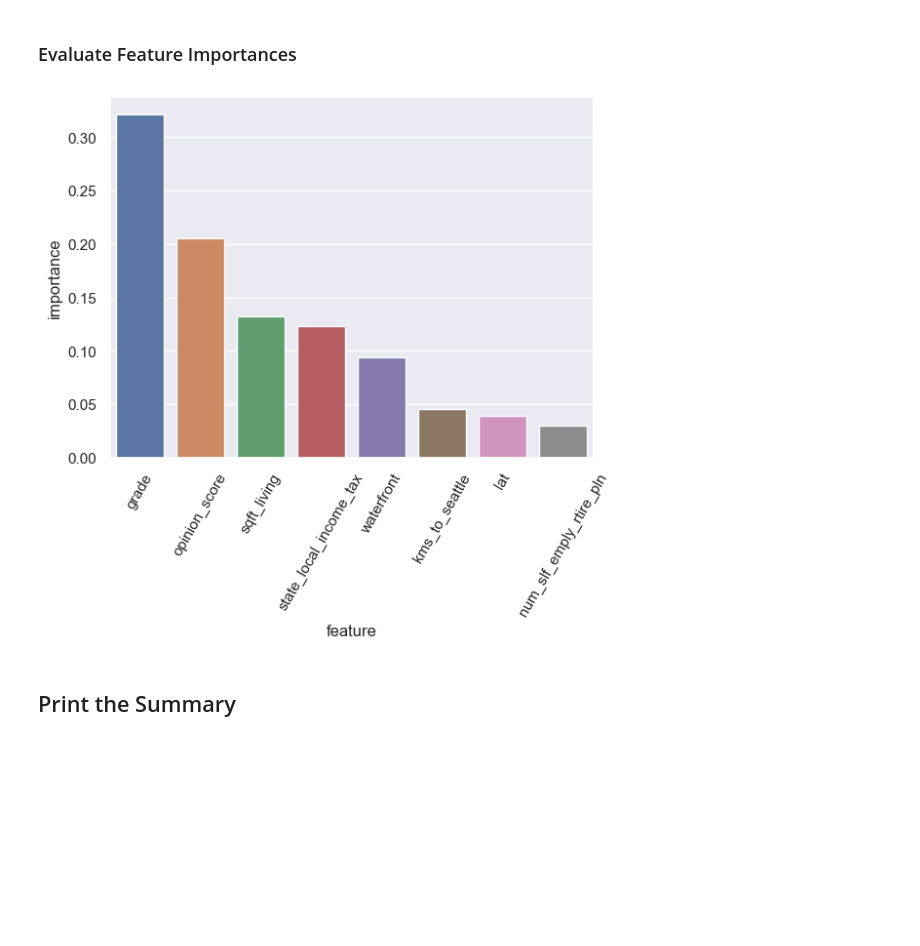
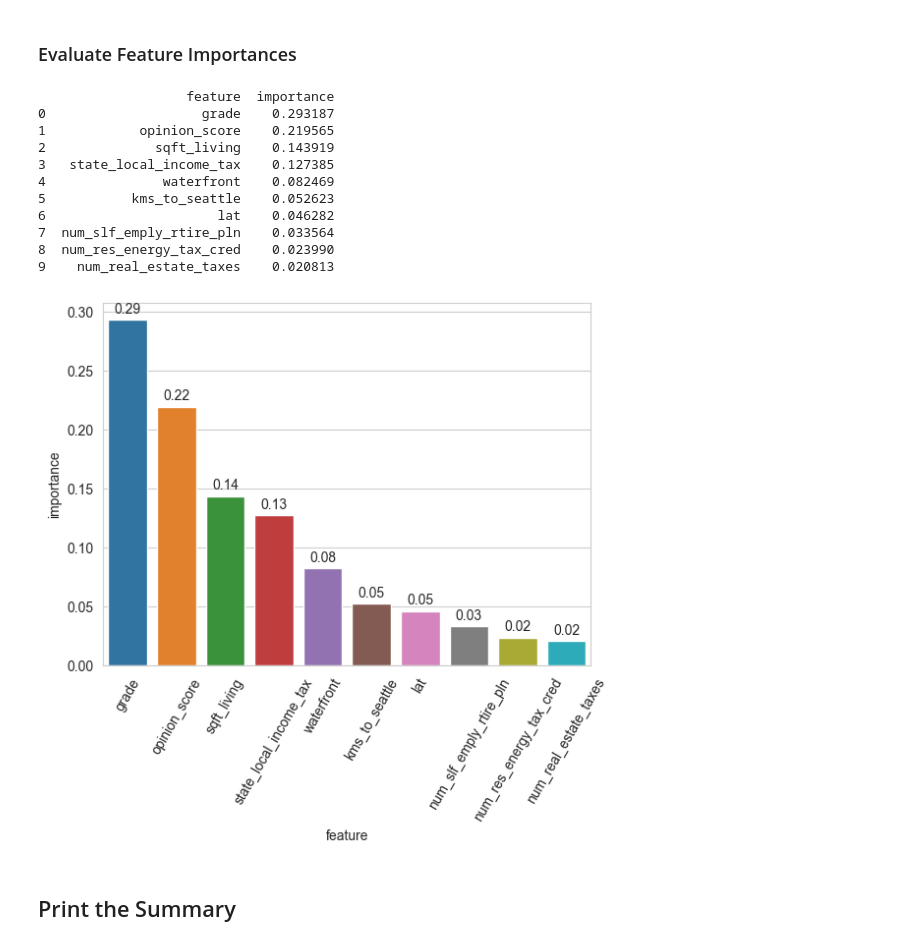
Before and after one commit to jjossie/jberds-housing, a Jupyter notebook: housing.ipynb, the cells around one changed output. Drawn from its saved outputs; the diff is of its cells as text; code cells hidden in the pictures; blank space fills up the shorter version.

```diff
--- a/housing.ipynb
+++ b/housing.ipynb
@@ -570,27 +260,34 @@ def report():
 # %% [markdown]
 ## Train all possible Datasets
 # %%
-from sklearn.model_selection import RandomizedSearchCV, train_test_split
+from sklearn.model_selection import RandomizedSearchCV, GridSearchCV, train_test_split
 from xgboost import XGBRegressor
 
 param_grid = {
-    'learning_rate': [0.01, 0.05, 0.1],
+    'learning_rate': [0.05, 0.1],
     'n_estimators': [200, 300],
     'max_depth': [3, 5, 7]
 }
 
-columns_to_drop = ['price', 'date', 'id']
+columns_to_drop = ['price', 'date', 'id',
+                   ]
 
 for name, dataframe in dataframes.items():
+# name = "irs normalized housing"
+# dataframe = normalized_irs_housing
     print(f"Training based on the '{name}' dataset")
+
+    # Filter The Bourgeoisie ?
+
 
     # Define X/y
     y = dataframe.price
     X = dataframe.drop(columns_to_drop, axis=1)
 
     # Split into Train/Eval/Test datasets
-    X_train_validate, X_test, y_train_validate, y_test = train_test_split(X, y, test_size=0.2, random_state=42)
-    X_train, X_validate, y_train, y_validate = train_test_split(X_train_validate, y_train_validate, test_size=0.2, random_state=42)
+    X_train, X_test, y_train, y_test = train_test_split(X, y, test_size=0.2, random_state=42)
+    # X_train, X_validate, y_train, y_validate = train_test_split(X_train_validate, y_train_validate, test_size=0.2,
+    #                                                             random_state=42)
     # X_train, y_train, X_validate, y_validate = train_test_split(X_train, y_train, test_size=0.2)
     # X_train, y_train, X_test, y_test = train_test_split(X, y, test_size=0.2)
 
@@ -631,43 +354,56 @@ Evaluating added columns housing:
 feature_importances = {}
 feature_importances_df = pd.DataFrame({"feature": [], "importance": []})
 for name, search in cross_validators.items():
-    s: RandomizedSearchCV = search
+    s: GridSearchCV = search
     # print(f"{name}: ")
     for index, value in enumerate(s.feature_names_in_):
         importance = s.best_estimator_.feature_importances_[index]
         # print(f"\t{index}: {value} - {importance}")
         if feature_importances.get(value) is not None and len(feature_importances[value]) > 0:
             feature_importances[value].append(importance)
         else:
             feature_importances[value] = [importance]
 
 for feature, importances in feature_importances.items():
     for importance in importances:
         feature_importances_df.loc[len(feature_importances_df)] = [feature, importance]
 
 # summarized_fi = feature_importances_df.sort_values("importance", ascending=False)
-summarized_fi = feature_importances_df.groupby(["feature"]).mean().sort_values("importance", ascending=False).reset_index().head(8)
+summarized_fi = feature_importances_df.groupby(["feature"]).mean().sort_values("importance",
+                                                                               ascending=False).reset_index().head(10)
+
+print(summarized_fi.head(30))
 
 # summarized_fi["feature"] = summarized_fi["feature"].astype(str)
 
 plt = sns.barplot(
     data=summarized_fi,
     x="feature",
     y="importance",
 )
 
-
 pyplot.xticks(rotation=60)
 
 # Add values to the top of each bar
-for index, row in results.iterrows():
-    plt.annotate(round(row['r2'], 2),         # Value to display
-                 xy=(row.name, row['r2']),    # Position of the value
-                 xytext=(0, 5),               # Offset text position (optional)
+for index, row in summarized_fi.iterrows():
+    plt.annotate(round(row['importance'], 2),  # Value to display
+                 xy=(row.name, row['importance']),  # Position of the value
+                 xytext=(0, 5),  # Offset text position (optional)
                  textcoords='offset points',  # Offset type (optional)
-                 ha='center')                 # Horizontal alignment of the value
+                 ha='center')  # Horizontal alignment of the value
 # %% [output]
+                   feature  importance
+0                    grade    0.293187
+1            opinion_score    0.219565
+2              sqft_living    0.143919
+3   state_local_income_tax    0.127385
+4               waterfront    0.082469
+5           kms_to_seattle    0.052623
+6                      lat    0.046282
+7  num_slf_emply_rtire_pln    0.033564
+8  num_res_energy_tax_cred    0.023990
+9    num_real_estate_taxes    0.020813
-[figure, old version]
+[figure, new version]
 # %% [markdown]
 ## Print the Summary
 # %%
```
Also changed, not shown: parts of 12 cells of this notebook.
